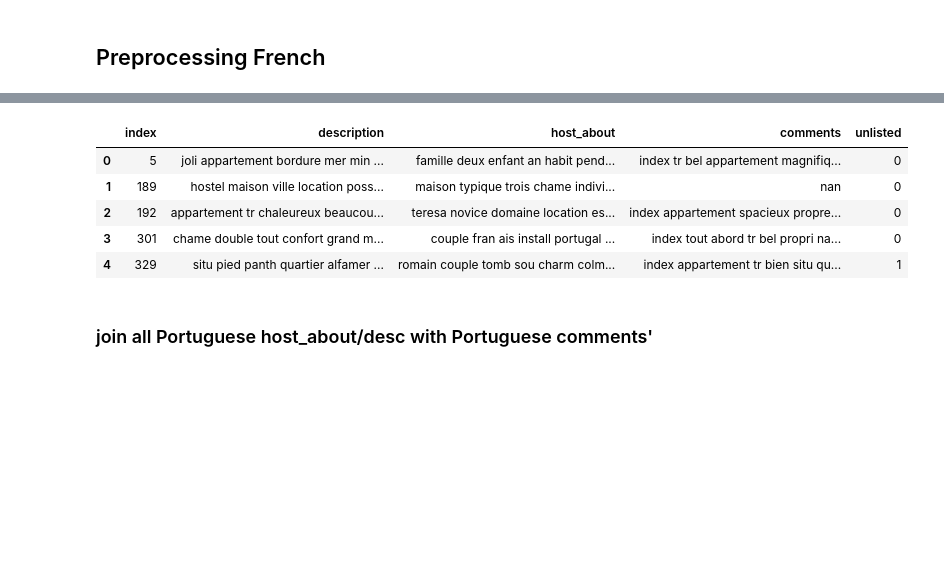
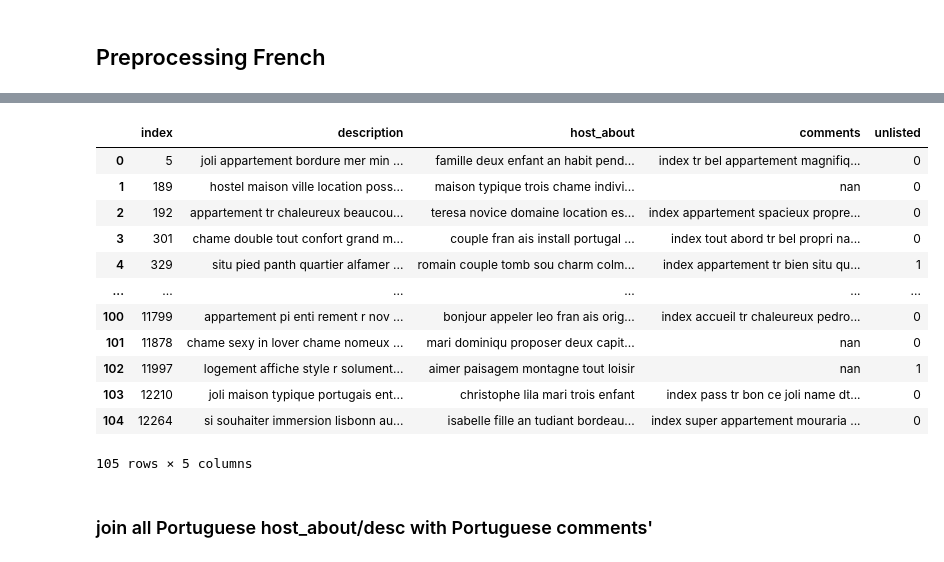
Before and after one commit to McLeodolf/TextMiningProject, a Jupyter notebook: data.ipynb, the cells around one changed output, grey strips where cells are left out. Saved outputs shown, nothing was run; the diff lists cells and outputs as text; code cells hidden in the pictures; blank space fills up the shorter version.

```diff
--- a/data.ipynb
+++ b/data.ipynb
@@ -292,13 +297,20 @@ merged_df_french[columns_to_apply] = merged_df_french[columns_to_apply].astype(s
 [nltk_data]   Package stopwords is already up-to-date!
 # %%
-merged_df_french.head()
+merged_df_french
 # %% [output]
 |  | index | description | host_about | comments | unlisted |
 | 0 | 5 | joli appartement bordure mer min ... | famille deux enfant an habit pend... | index tr bel appartement magnifiq... | 0 |
 | 1 | 189 | hostel maison ville location poss... | maison typique trois chame indivi... | nan | 0 |
 | 2 | 192 | appartement tr chaleureux beaucou... | teresa novice domaine location es... | index appartement spacieux propre... | 0 |
 | 3 | 301 | chame double tout confort grand m... | couple fran ais install portugal ... | index tout abord tr bel propri na... | 0 |
 | 4 | 329 | situ pied panth quartier alfamer ... | romain couple tomb sou charm colm... | index appartement tr bien situ qu... | 1 |
+| ... | ... | ... | ... | ... | ... |
+| 100 | 11799 | appartement pi enti rement r nov ... | bonjour appeler leo fran ais orig... | index accueil tr chaleureux pedro... | 0 |
+| 101 | 11878 | chame sexy in lover chame nomeux ... | mari dominiqu proposer deux capit... | nan | 0 |
+| 102 | 11997 | logement affiche style r solument... | aimer paisagem montagne tout loisir | nan | 1 |
+| 103 | 12210 | joli maison typique portugais ent... | christophe lila mari trois enfant | index pass tr bon ce joli name dt... | 0 |
+| 104 | 12264 | si souhaiter immersion lisbonn au... | isabelle fille an tudiant bordeau... | index super appartement mouraria ... | 0 |
+105 rows × 5 columns
 # %% [markdown]
 ### join all Portuguese host_about/desc with Portuguese comments'
 # %%
```
Also changed, not shown: parts of 25 cells of this notebook, 1 other file.
